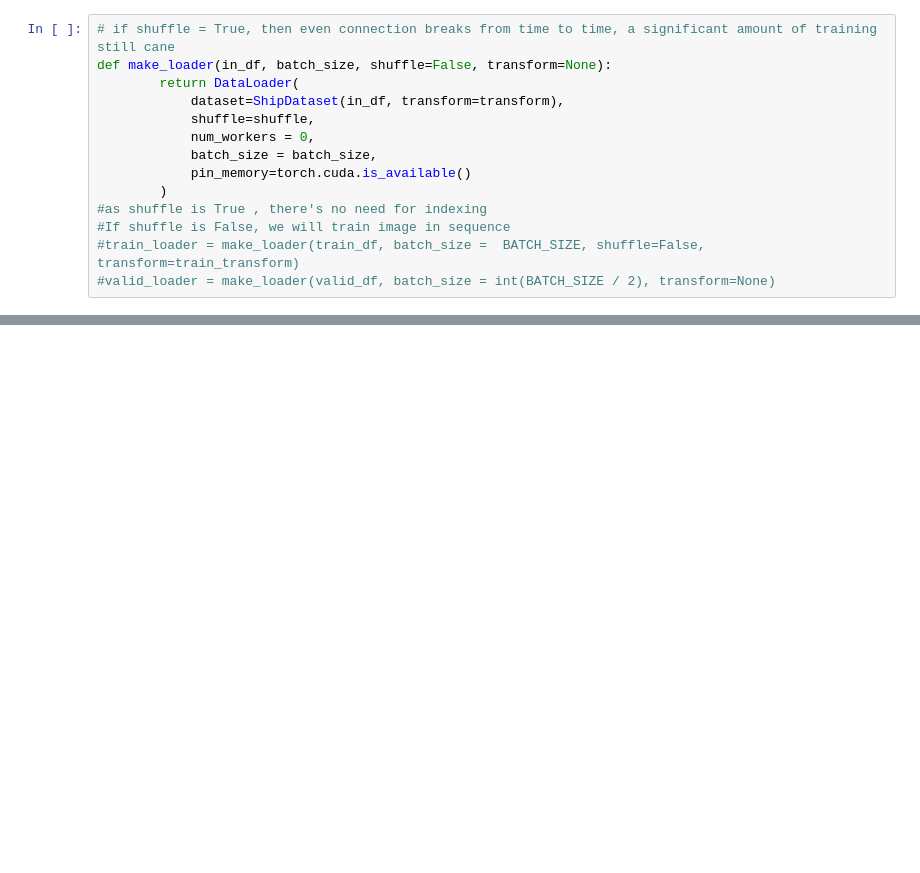
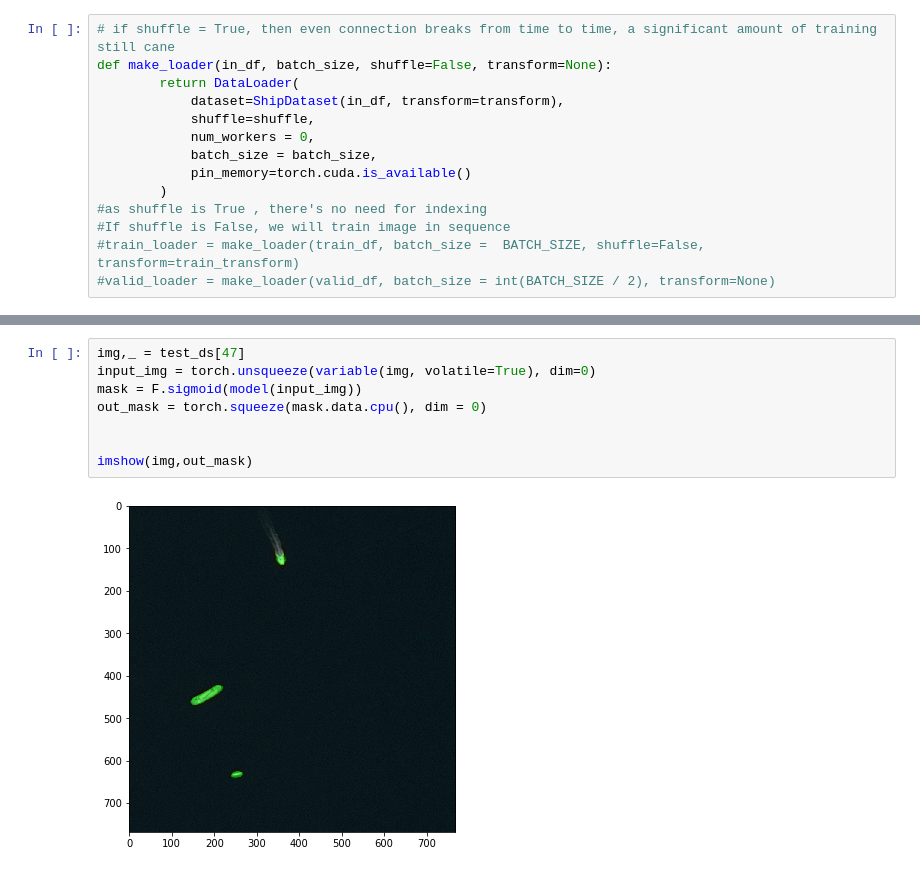
Before and after one commit to forgomania/ECE285-Ship-Detection, a Jupyter notebook: Train_U-Net.ipynb, the cells around one changed output, grey strips where cells are left out. Drawn from its saved outputs; the diff is of its cells as text; blank space fills up the shorter version.

```diff
--- a/Train_U-Net.ipynb
+++ b/Train_U-Net.ipynb
@@ -802,0 +861,10 @@ Restored model, epoch 3, step 1,401
+# %%
+img,_ = test_ds[47]
+input_img = torch.unsqueeze(variable(img, volatile=True), dim=0)
+mask = F.sigmoid(model(input_img))
+out_mask = torch.squeeze(mask.data.cpu(), dim = 0)
+
+
+imshow(img,out_mask)
+# %% [output]
+[figure, added]
```
Also changed, not shown: parts of 14 cells of this notebook.
